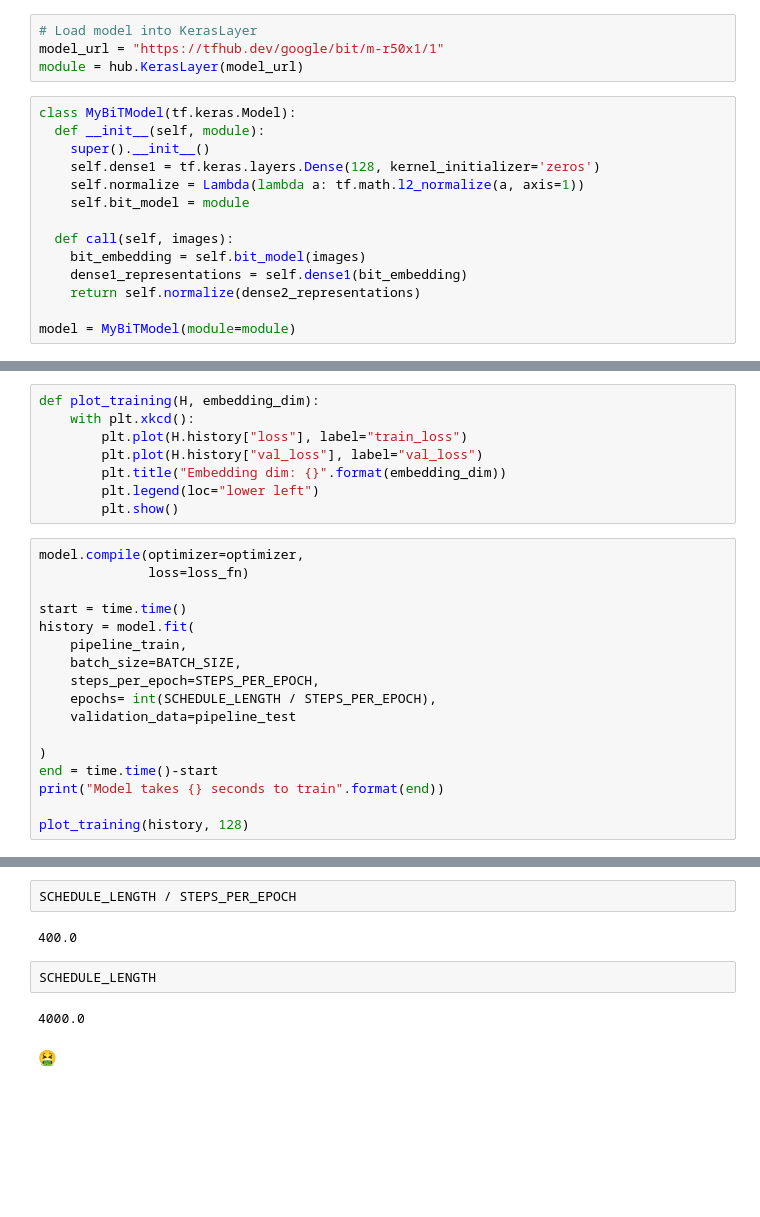
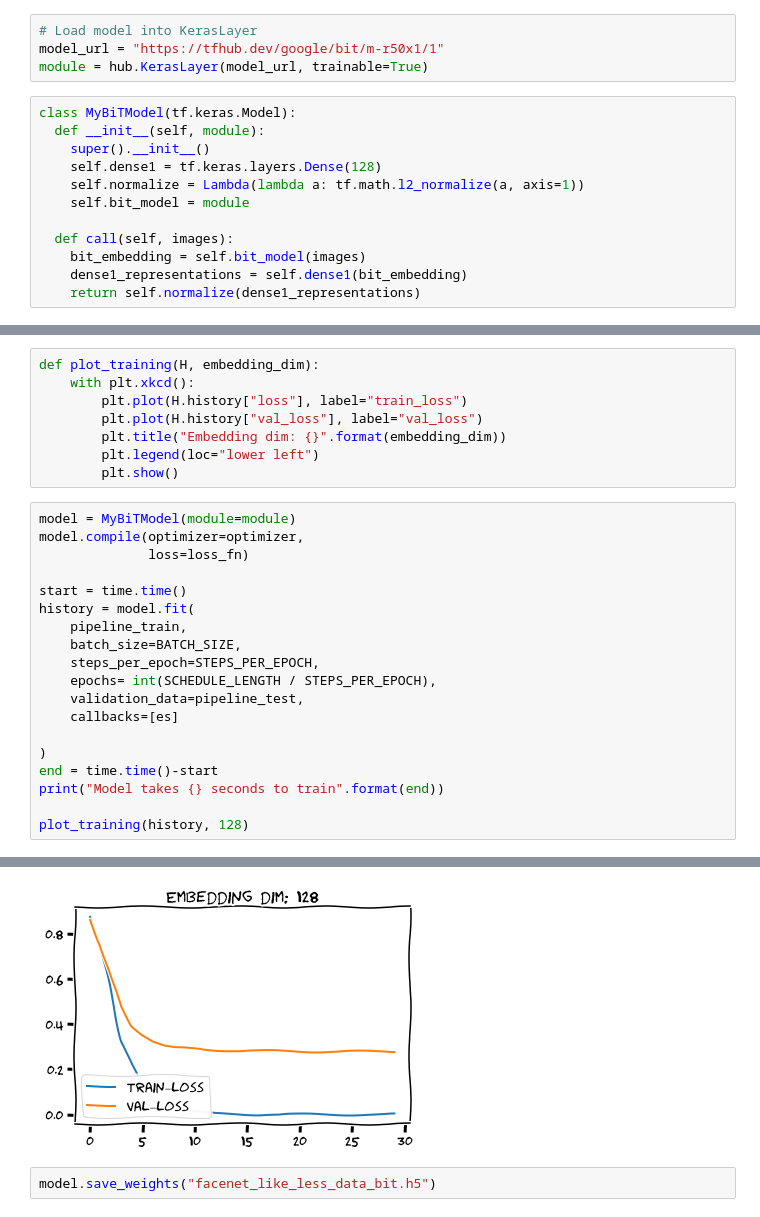
Before and after one commit to sayakpaul/A-Barebones-Image-Retrieval-System, a Jupyter notebook: FaceNet_Like_Less_BiT.ipynb, the cells around one changed output, grey strips where cells are left out. Saved outputs shown, nothing was run; the diff lists cells and outputs as text; blank space fills up the shorter version.

Commit message:
BiT works like heaven

```diff
--- a/FaceNet_Like_Less_BiT.ipynb
+++ b/FaceNet_Like_Less_BiT.ipynb
@@ -120,21 +129,19 @@ for n in range(25):
 # %%
 # Load model into KerasLayer
 model_url = "https://tfhub.dev/google/bit/m-r50x1/1"
-module = hub.KerasLayer(model_url)
+module = hub.KerasLayer(model_url, trainable=True)
 # %%
 class MyBiTModel(tf.keras.Model):
   def __init__(self, module):
     super().__init__()
-    self.dense1 = tf.keras.layers.Dense(128, kernel_initializer='zeros')
+    self.dense1 = tf.keras.layers.Dense(128)
     self.normalize = Lambda(lambda a: tf.math.l2_normalize(a, axis=1))
     self.bit_model = module
 
   def call(self, images):
     bit_embedding = self.bit_model(images)
     dense1_representations = self.dense1(bit_embedding)
-    return self.normalize(dense2_representations)
-
-model = MyBiTModel(module=module)
+    return self.normalize(dense1_representations)
 # %%
 # Define optimiser and loss
 
@@ -160,6 +167,7 @@ def plot_training(H, embedding_dim):
         plt.legend(loc="lower left")
         plt.show()
 # %%
+model = MyBiTModel(module=module)
 model.compile(optimizer=optimizer,
               loss=loss_fn)
 
@@ -169,7 +177,8 @@ history = model.fit(
     batch_size=BATCH_SIZE,
     steps_per_epoch=STEPS_PER_EPOCH,
     epochs= int(SCHEDULE_LENGTH / STEPS_PER_EPOCH),
-    validation_data=pipeline_test
+    validation_data=pipeline_test,
+    callbacks=[es]
 
 )
 end = time.time()-start
@@ -198,10 +208,3 @@ KeyboardInterrupt: ignored
+[figure, added]
-# %%
-SCHEDULE_LENGTH / STEPS_PER_EPOCH
-# %% [output]
-400.0
-# %%
-SCHEDULE_LENGTH
-# %% [output]
-4000.0
-# %% [markdown]
-🤮
+# %%
+model.save_weights("facenet_like_less_data_bit.h5")
```
Also changed, not shown: parts of 6 cells of this notebook.
